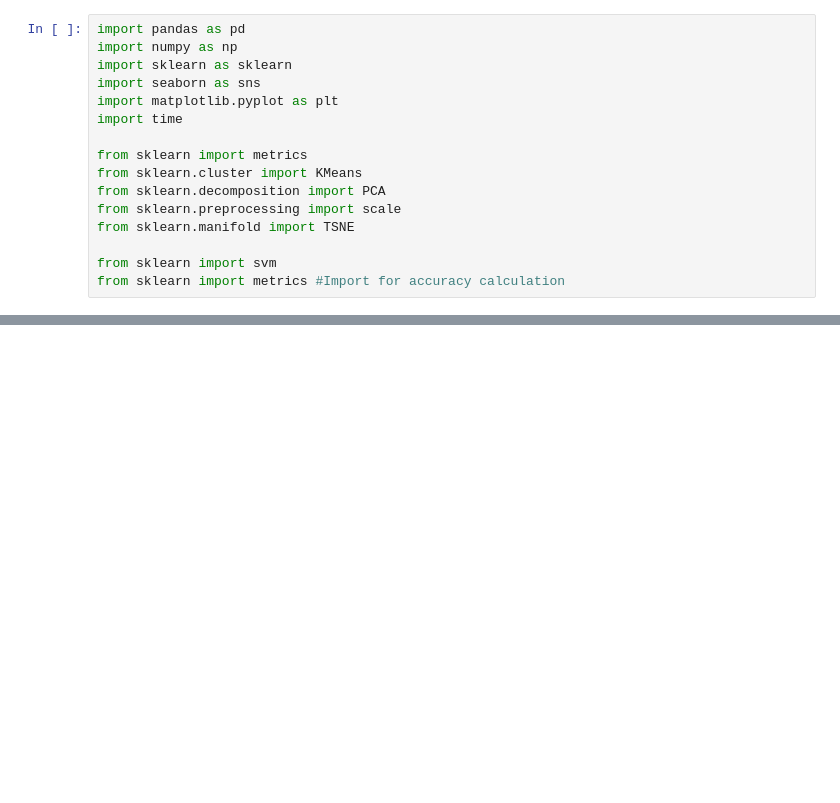
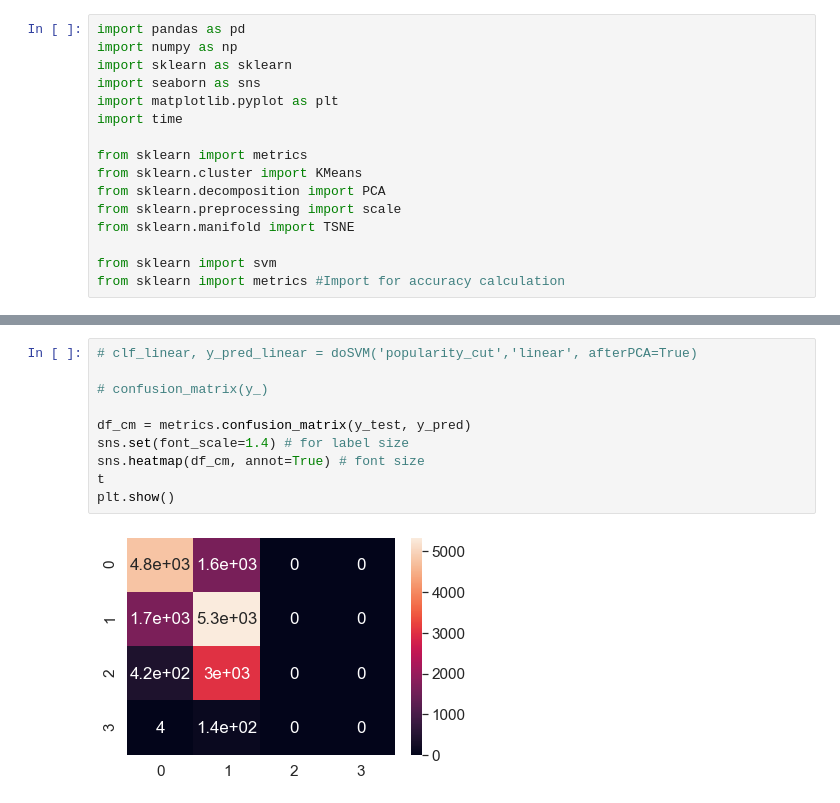
Before and after one commit to dikshagupta414/Spotify_ML_Project-DSCI303, a Jupyter notebook: scripts/SVMs.ipynb, the cells around one changed output, grey strips where cells are left out. Saved outputs shown, nothing was run; the diff lists cells and outputs as text; blank space fills up the shorter version.

```diff
--- a/scripts/SVMs.ipynb
+++ b/scripts/SVMs.ipynb
@@ -113,0 +147,12 @@ confusion_matrix(y_)
+# %%
+# clf_linear, y_pred_linear = doSVM('popularity_cut','linear', afterPCA=True)
+
+# confusion_matrix(y_)
+
+df_cm = metrics.confusion_matrix(y_test, y_pred)
+sns.set(font_scale=1.4) # for label size
+sns.heatmap(df_cm, annot=True) # font size
+t
+plt.show()
+# %% [output]
+[figure, added]
```
Also changed, not shown: parts of 6 cells of this notebook, 1 other file.
